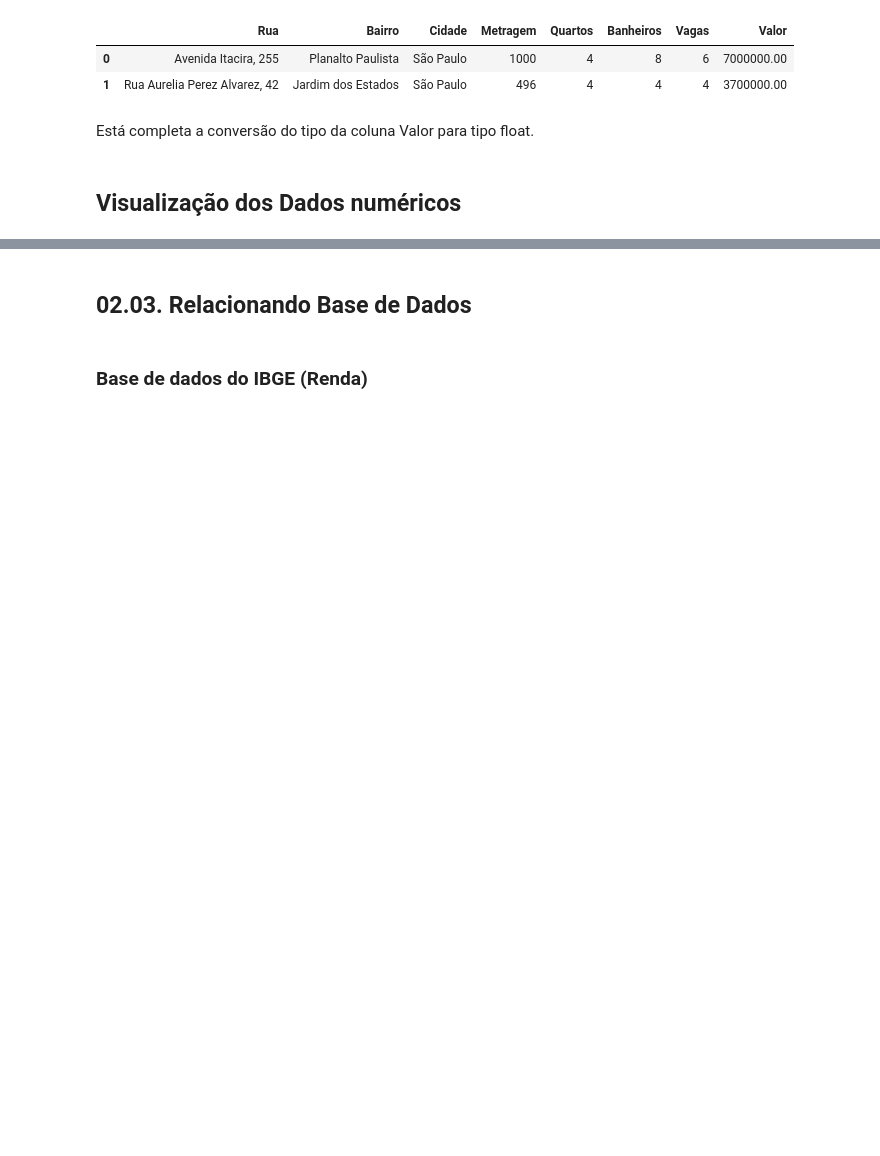
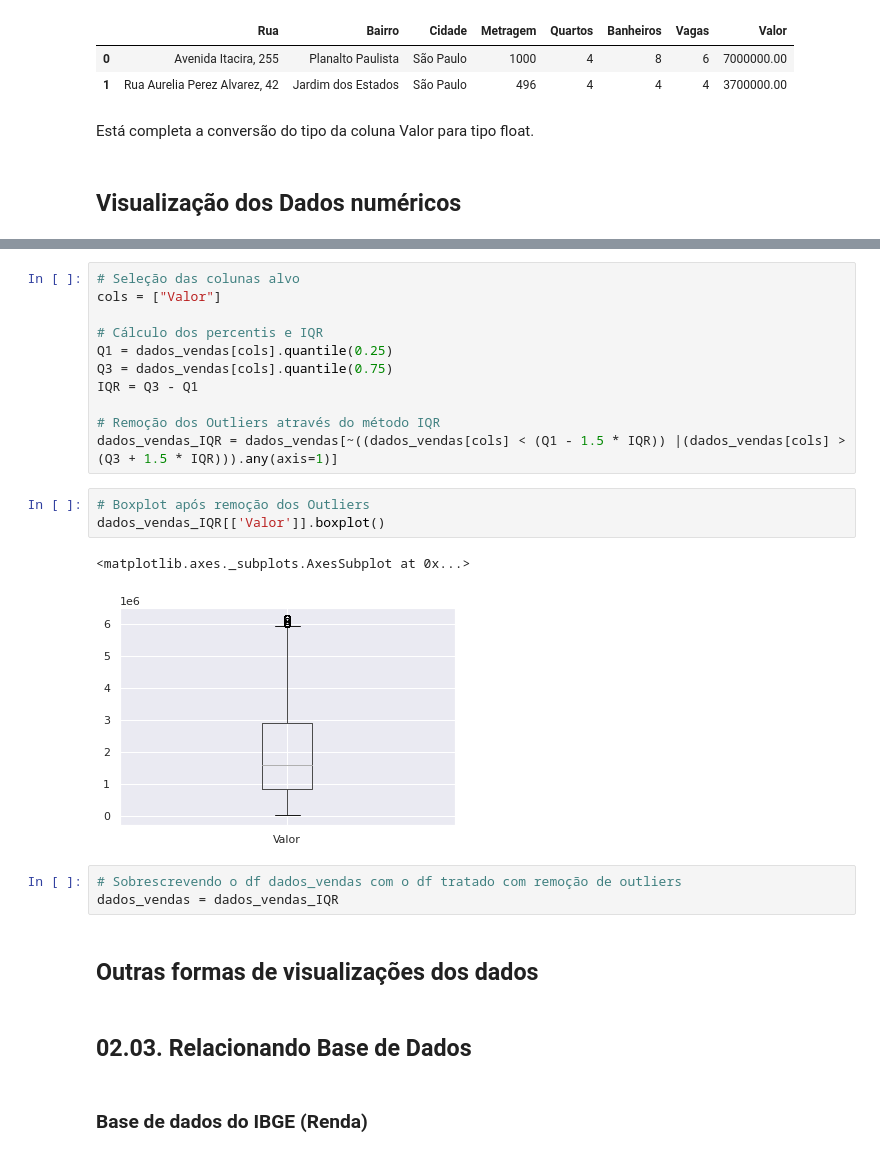
Before and after one commit to yorinori/imersao_dados4_Alura, a Jupyter notebook: Projeto_Final_LeandroYorinori_Imersao_dados_04.ipynb, the cells around one changed output, grey strips where cells are left out. Drawn from its saved outputs; the diff is of its cells as text; blank space fills up the shorter version.

```diff
--- a/Projeto_Final_LeandroYorinori_Imersao_dados_04.ipynb
+++ b/Projeto_Final_LeandroYorinori_Imersao_dados_04.ipynb
@@ -231,3 +262,25 @@ Está completa a conversão do tipo da coluna Valor para tipo float.
+# %%
+# Seleção das colunas alvo
+cols = ["Valor"]
+
+# Cálculo dos percentis e IQR
+Q1 = dados_vendas[cols].quantile(0.25)
+Q3 = dados_vendas[cols].quantile(0.75)
+IQR = Q3 - Q1
+
+# Remoção dos Outliers através do método IQR
+dados_vendas_IQR = dados_vendas[~((dados_vendas[cols] < (Q1 - 1.5 * IQR)) |(dados_vendas[cols] > (Q3 + 1.5 * IQR))).any(axis=1)]
+# %%
+# Boxplot após remoção dos Outliers
+dados_vendas_IQR[['Valor']].boxplot()
+# %% [output]
+<matplotlib.axes._subplots.AxesSubplot at 0x...>
+[figure, added]
+# %%
+# Sobrescrevendo o df dados_vendas com o df tratado com remoção de outliers
+dados_vendas = dados_vendas_IQR
+# %% [markdown]
+## Outras formas de visualizações dos dados
 # %% [markdown]
 ## 02.03. Relacionando Base de Dados
 # %% [markdown]
```
Also changed, not shown: parts of 7 cells of this notebook.
